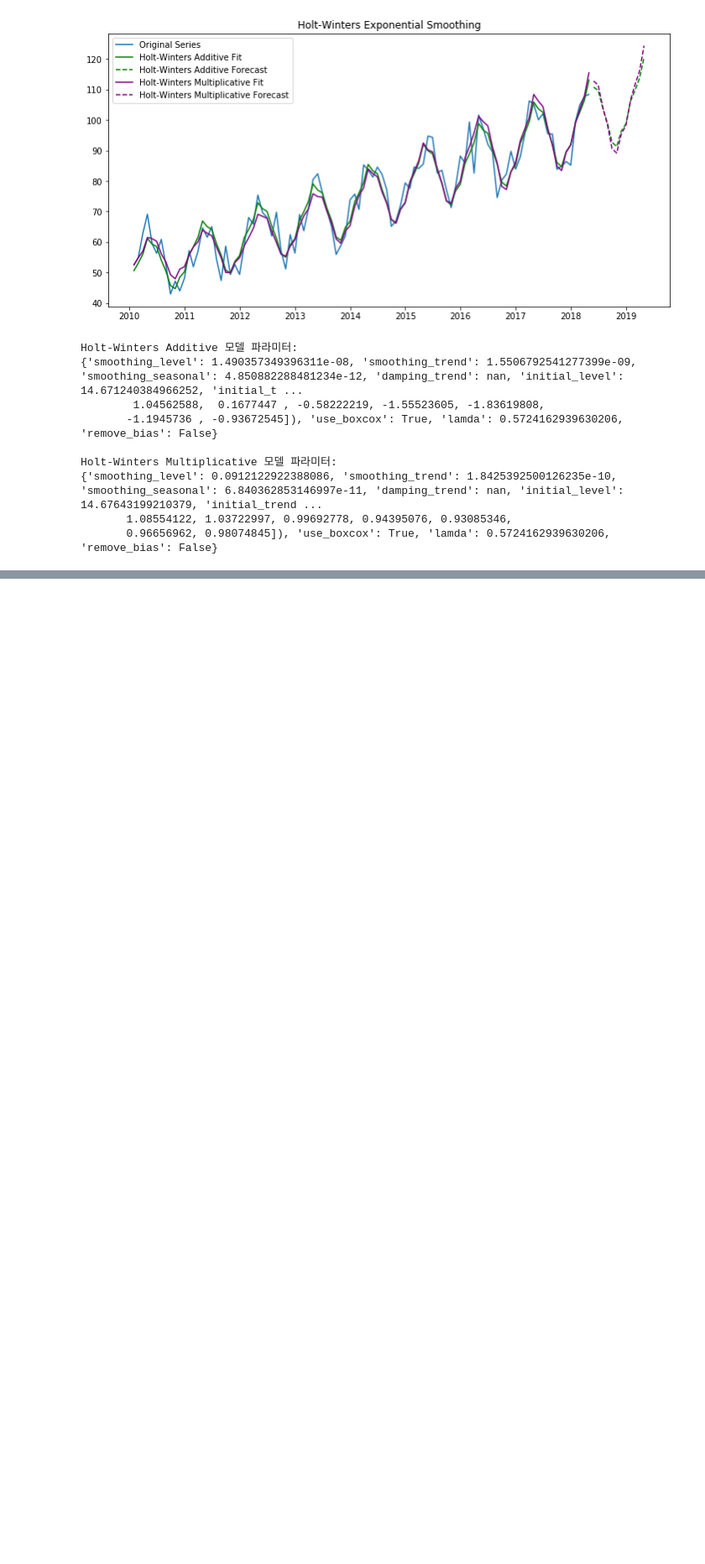
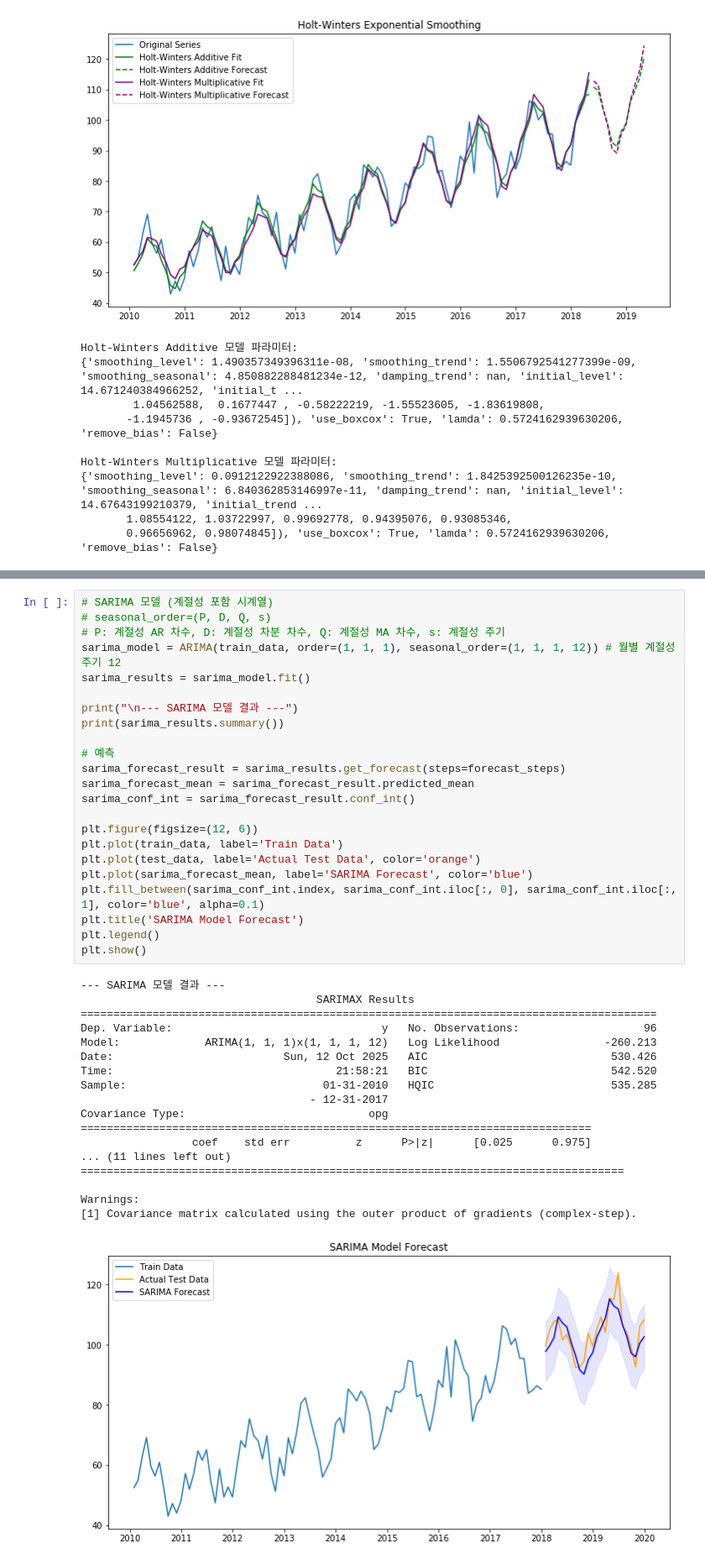
Before and after one commit to kangspa/ADP-study, a Jupyter notebook: PracticeTest/practice.ipynb, the cells around one changed output, grey strips where cells are left out. Shown at 84% size. Cells and saved outputs as stored; diff of their text form; blank space fills up the shorter version.

```diff
--- a/PracticeTest/practice.ipynb
+++ b/PracticeTest/practice.ipynb
@@ -630,0 +735,42 @@ Holt-Winters Multiplicative 모델 파라미터:
+# %%
+# SARIMA 모델 (계절성 포함 시계열)
+# seasonal_order=(P, D, Q, s)
+# P: 계절성 AR 차수, D: 계절성 차분 차수, Q: 계절성 MA 차수, s: 계절성 주기
+sarima_model = ARIMA(train_data, order=(1, 1, 1), seasonal_order=(1, 1, 1, 12)) # 월별 계절성 주기 12
+sarima_results = sarima_model.fit()
+
+print("\n--- SARIMA 모델 결과 ---")
+print(sarima_results.summary())
+
+# 예측
+sarima_forecast_result = sarima_results.get_forecast(steps=forecast_steps)
+sarima_forecast_mean = sarima_forecast_result.predicted_mean
+sarima_conf_int = sarima_forecast_result.conf_int()
+
+plt.figure(figsize=(12, 6))
+plt.plot(train_data, label='Train Data')
+plt.plot(test_data, label='Actual Test Data', color='orange')
+plt.plot(sarima_forecast_mean, label='SARIMA Forecast', color='blue')
+plt.fill_between(sarima_conf_int.index, sarima_conf_int.iloc[:, 0], sarima_conf_int.iloc[:, 1], color='blue', alpha=0.1)
+plt.title('SARIMA Model Forecast')
+plt.legend()
+plt.show()
+# %% [output]
+--- SARIMA 모델 결과 ---
+                                    SARIMAX Results
+========================================================================================
+Dep. Variable:                                y   No. Observations:                   96
+Model:             ARIMA(1, 1, 1)x(1, 1, 1, 12)   Log Likelihood                -260.213
+Date:                          Sun, 12 Oct 2025   AIC                            530.426
+Time:                                  21:58:21   BIC                            542.520
+Sample:                              01-31-2010   HQIC                           535.285
+                                   - 12-31-2017
+Covariance Type:                            opg
+==============================================================================
+                 coef    std err          z      P>|z|      [0.025      0.975]
+... (11 lines left out)
+===================================================================================
+
+Warnings:
+[1] Covariance matrix calculated using the outer product of gradients (complex-step).
+[figure, added]
```
Also changed, not shown: parts of 3 cells of this notebook, 6 other files.
